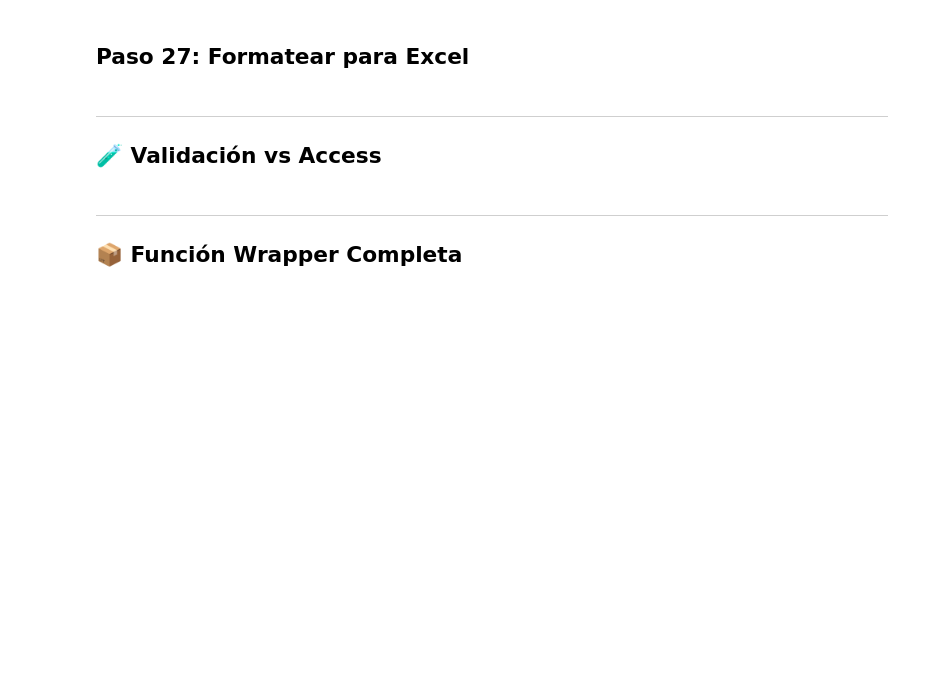
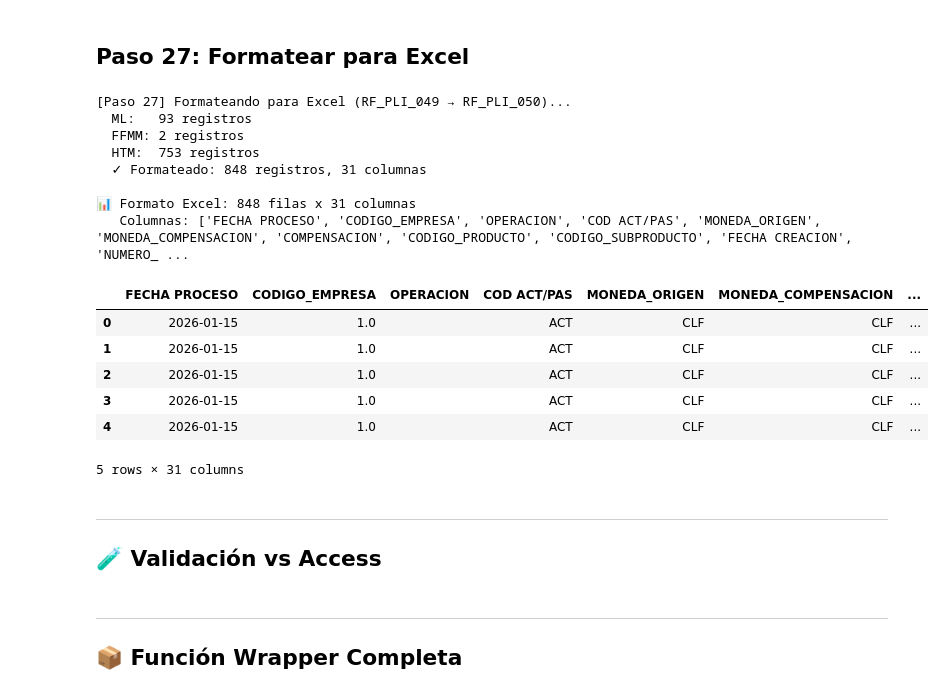
Before and after one commit to vmlandae/bfa-cl-modelos-diarios-v1, a Jupyter notebook: RF_Modelo_Inversiones/dev/test_pasos_20_27.ipynb, the cells around one changed output. Saved outputs shown, nothing was run; the diff lists cells and outputs as text; code cells hidden in the pictures; blank space fills up the shorter version.

```diff
--- a/RF_Modelo_Inversiones/dev/test_pasos_20_27.ipynb
+++ b/RF_Modelo_Inversiones/dev/test_pasos_20_27.ipynb
@@ -343,27 +361,3 @@ display(df_tabla_final.head(10))
 | 7 | 2026-01-15 | 1 | CLF | ACT | ML_C46_Inversiones_Financieras | ML_C46_Inversiones_Financieras_GO... | 2026-01-19 | 4.0 | 3.477801e+05 | ... |
 | 8 | 2026-01-15 | 1 | CLP | ACT | ML_C46_Inversiones_Financieras | ML_C46_Inversiones_Financieras_DP... | 2026-01-16 | 1.0 | 2.599246e+10 | ... |
 | 9 | 2026-01-15 | 1 | CLF | ACT | ML_C46_Inversiones_Financieras | ML_C46_Inversiones_Financieras_DP... | 2026-01-16 | 1.0 | 1.078761e+05 | ... |
-# %%
-# comparamos fila por fila con tablas_access['RF_PLI_Modelo_Inversiones_Final_CLP']
-if 'RF_PLI_Modelo_Inversiones_Final_CLP' in tablas_access:
-    df_access = tablas_access['RF_PLI_Modelo_Inversiones_Final_CLP']
-    print(f"\n📊 Comparando con Access: {len(df_access)} filas")
-
-    # Asegurar mismo orden de columnas
-    df_access = df_access[df_tabla_final.columns]
-
-    # Partamos comparando totales, luego agrupados por Cod_Sub_Pro
-    total_final = df_tabla_final['Cap_Amort'].sum()
-    total_access = df_access['Cap_Amort'].sum()
-    print(f"   - Total Tabla Final: {total_final:,.0f} CLP")
-    print(f"   - Total Access: {total_access:,.0f} CLP")
-    diferencia_total = total_final - total_access
-    print(f"   - Diferencia Total: {diferencia_total:,.0f} CLP")
-
-    # Comparar por Cod_Sub_Pro
-    resumen_final = df_tabla_final.groupby('Cod_Sub_Pro')['Cap_Amort'].sum().reset_index()
-    resumen_access = df_access.groupby('Cod_Sub_Pro')['Cap_Amort'].sum().reset_index()
-    comparacion = resumen_final.merge(resumen_access, on='Cod_Sub_Pro', how='outer', suffixes=('_Final', '_Access')).fillna(0)
-    comparacion['Diferencia'] = comparacion['Cap_Amort_Final'] - comparacion['Cap_Amort_Access']
-    print("\n   - Comparación por Cod_Sub_Pro:")
-    display(comparacion.sort_values('Diferencia', key=abs, ascending=False).head(10))
@@ -429,15 +560,36 @@ print(f"\n📊 Tabla Desarrollo: {len(df_tabla_desarrollo):,} filas")
 # %% [markdown]
 ## Paso 27: Formatear para Excel
 # %%
-# Paso 27: Formatear para Excel
+# Paso 27: Formatear para Excel (RF_PLI_049 → RF_PLI_050)
+# NOTA: Usa las carteras completas (extrae_cartera_*), NO las _para_tabla_desarrollo,
+# porque necesita columnas como Cod_Estrategia, Clasificacion_Contable, Fec_Vcto, etc.
 df_excel = formatear_para_excel(
-    df_tabla_desarrollo=df_tabla_desarrollo,
+    df_tabla_final=df_tabla_final,
+    df_cartera_ffmm=df_cartera_ffmm,
+    df_cartera_htm=df_cartera_htm,
+    df_cartera_rt=df_cartera_rt,
     verbose=True
 )
 
 print(f"\n📊 Formato Excel: {len(df_excel):,} filas x {len(df_excel.columns)} columnas")
 print(f"   Columnas: {list(df_excel.columns)}")
 display(df_excel.head())
+# %% [output]
+[Paso 27] Formateando para Excel (RF_PLI_049 → RF_PLI_050)...
+  ML:   93 registros
+  FFMM: 2 registros
+  HTM:  753 registros
+  ✓ Formateado: 848 registros, 31 columnas
+
+📊 Formato Excel: 848 filas x 31 columnas
+   Columnas: ['FECHA PROCESO', 'CODIGO_EMPRESA', 'OPERACION', 'COD ACT/PAS', 'MONEDA_ORIGEN', 'MONEDA_COMPENSACION', 'COMPENSACION', 'CODIGO_PRODUCTO', 'CODIGO_SUBPRODUCTO', 'FECHA CREACION', 'NUMERO_ ...
+|  | FECHA PROCESO | CODIGO_EMPRESA | OPERACION | COD ACT/PAS | MONEDA_ORIGEN | MONEDA_COMPENSACION | ... |
+| 0 | 2026-01-15 | 1.0 |  | ACT | CLF | CLF | ... |
+| 1 | 2026-01-15 | 1.0 |  | ACT | CLF | CLF | ... |
+| 2 | 2026-01-15 | 1.0 |  | ACT | CLF | CLF | ... |
+| 3 | 2026-01-15 | 1.0 |  | ACT | CLF | CLF | ... |
+| 4 | 2026-01-15 | 1.0 |  | ACT | CLF | CLF | ... |
+5 rows × 31 columns
 # %% [markdown]
 ---
 ## 🧪 Validación vs Access
```
Also changed, not shown: parts of 9 cells of this notebook, 1 other file.
